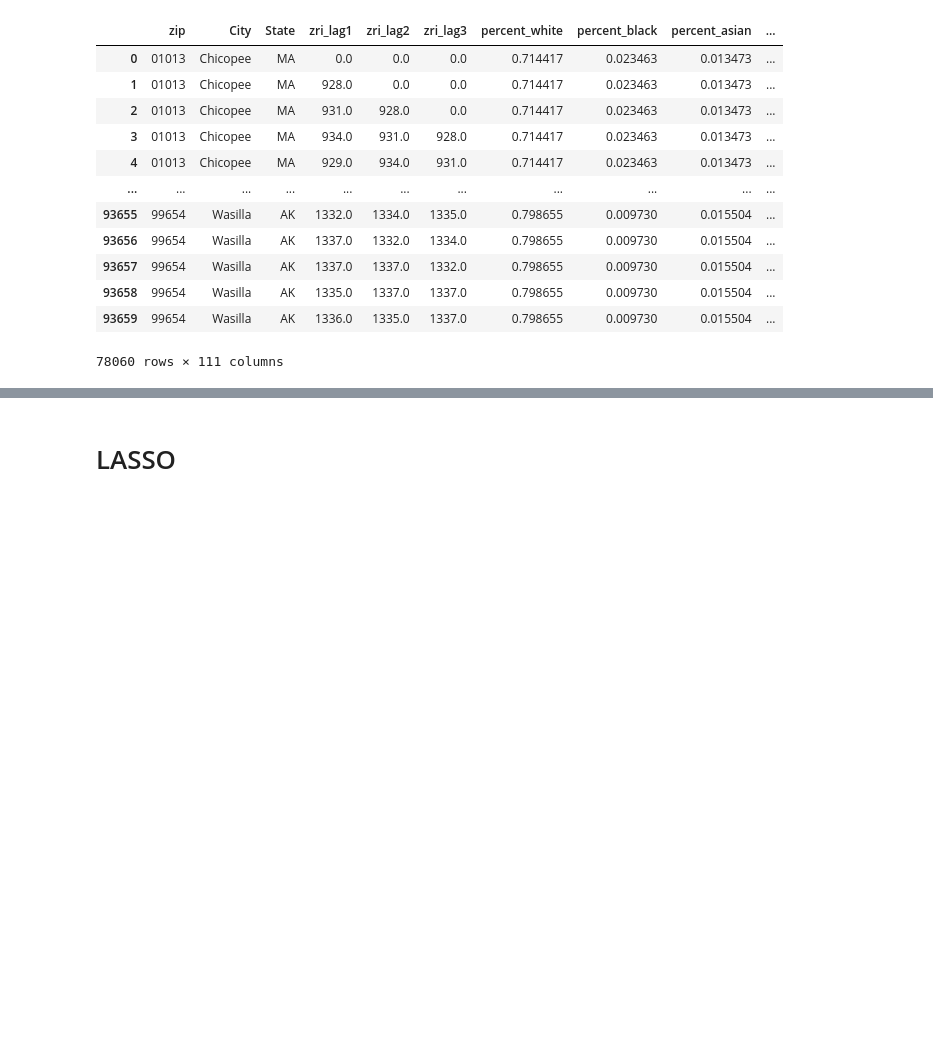
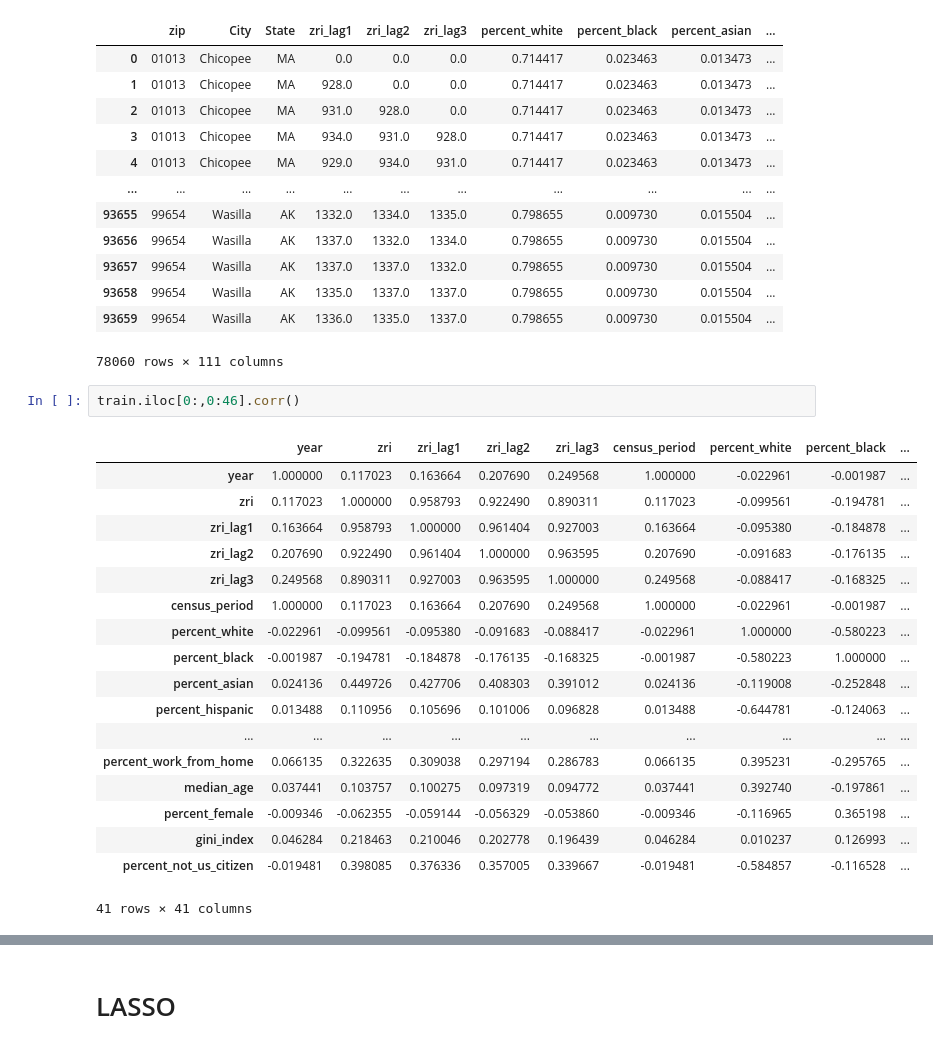
Before and after one commit to Kneck12/zillow-price-index-pred, a Jupyter notebook: Niki/Lasso_with_feature_selection.ipynb, the cells around one changed output, grey strips where cells are left out. Drawn from its saved outputs; the diff is of its cells as text; blank space fills up the shorter version.

```diff
--- a/Niki/Lasso_with_feature_selection.ipynb
+++ b/Niki/Lasso_with_feature_selection.ipynb
@@ -219,3 +219,24 @@ train_X
 | 93658 | 99654 | Wasilla | AK | 1335.0 | 1337.0 | 1337.0 | 0.798655 | 0.009730 | 0.015504 | ... |
 | 93659 | 99654 | Wasilla | AK | 1336.0 | 1335.0 | 1337.0 | 0.798655 | 0.009730 | 0.015504 | ... |
 78060 rows × 111 columns
+# %%
+train.iloc[0:,0:46].corr()
+# %% [output]
+|  | year | zri | zri_lag1 | zri_lag2 | zri_lag3 | census_period | percent_white | percent_black | ... |
+| year | 1.000000 | 0.117023 | 0.163664 | 0.207690 | 0.249568 | 1.000000 | -0.022961 | -0.001987 | ... |
+| zri | 0.117023 | 1.000000 | 0.958793 | 0.922490 | 0.890311 | 0.117023 | -0.099561 | -0.194781 | ... |
+| zri_lag1 | 0.163664 | 0.958793 | 1.000000 | 0.961404 | 0.927003 | 0.163664 | -0.095380 | -0.184878 | ... |
+| zri_lag2 | 0.207690 | 0.922490 | 0.961404 | 1.000000 | 0.963595 | 0.207690 | -0.091683 | -0.176135 | ... |
+| zri_lag3 | 0.249568 | 0.890311 | 0.927003 | 0.963595 | 1.000000 | 0.249568 | -0.088417 | -0.168325 | ... |
+| census_period | 1.000000 | 0.117023 | 0.163664 | 0.207690 | 0.249568 | 1.000000 | -0.022961 | -0.001987 | ... |
+| percent_white | -0.022961 | -0.099561 | -0.095380 | -0.091683 | -0.088417 | -0.022961 | 1.000000 | -0.580223 | ... |
+| percent_black | -0.001987 | -0.194781 | -0.184878 | -0.176135 | -0.168325 | -0.001987 | -0.580223 | 1.000000 | ... |
+| percent_asian | 0.024136 | 0.449726 | 0.427706 | 0.408303 | 0.391012 | 0.024136 | -0.119008 | -0.252848 | ... |
+| percent_hispanic | 0.013488 | 0.110956 | 0.105696 | 0.101006 | 0.096828 | 0.013488 | -0.644781 | -0.124063 | ... |
+| ... | ... | ... | ... | ... | ... | ... | ... | ... | ... |
+| percent_work_from_home | 0.066135 | 0.322635 | 0.309038 | 0.297194 | 0.286783 | 0.066135 | 0.395231 | -0.295765 | ... |
+| median_age | 0.037441 | 0.103757 | 0.100275 | 0.097319 | 0.094772 | 0.037441 | 0.392740 | -0.197861 | ... |
+| percent_female | -0.009346 | -0.062355 | -0.059144 | -0.056329 | -0.053860 | -0.009346 | -0.116965 | 0.365198 | ... |
+| gini_index | 0.046284 | 0.218463 | 0.210046 | 0.202778 | 0.196439 | 0.046284 | 0.010237 | 0.126993 | ... |
+| percent_not_us_citizen | -0.019481 | 0.398085 | 0.376336 | 0.357005 | 0.339667 | -0.019481 | -0.584857 | -0.116528 | ... |
+41 rows × 41 columns
```
Also changed, not shown: parts of 15 cells of this notebook.
